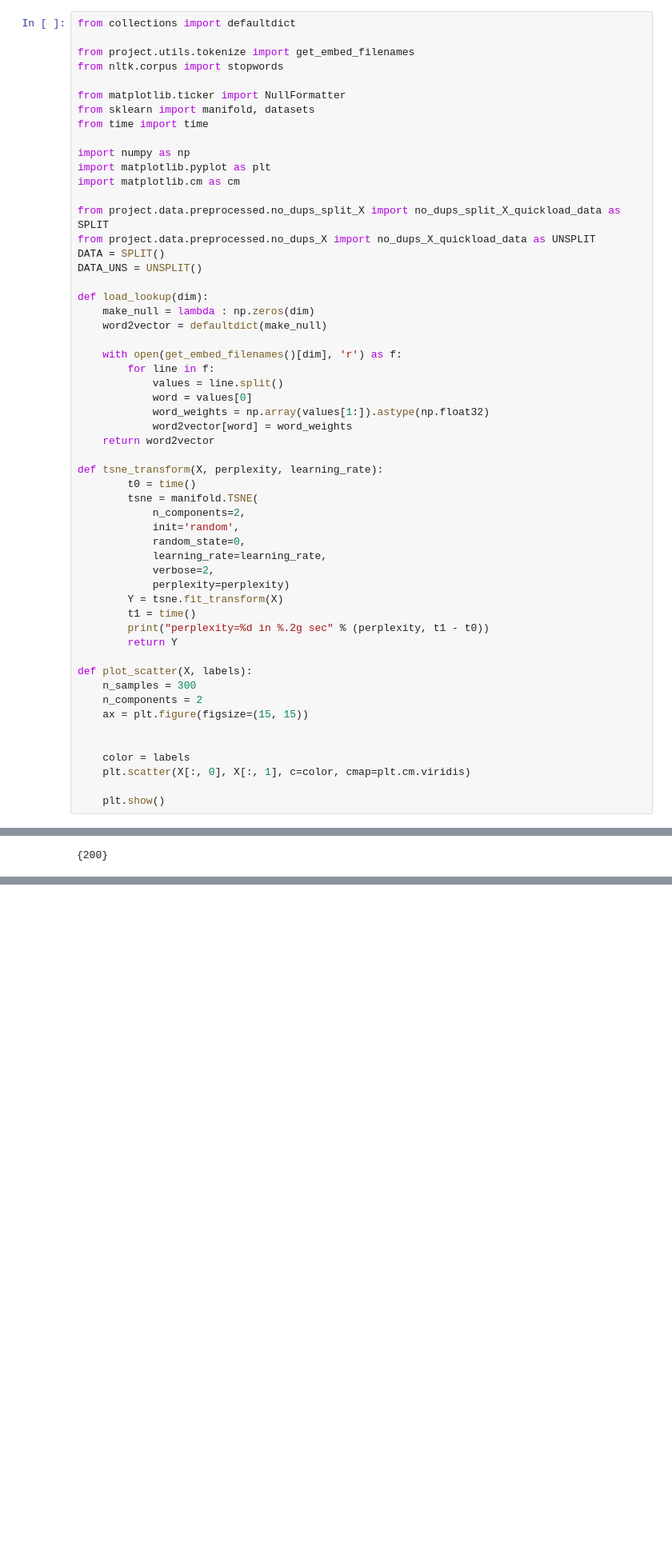
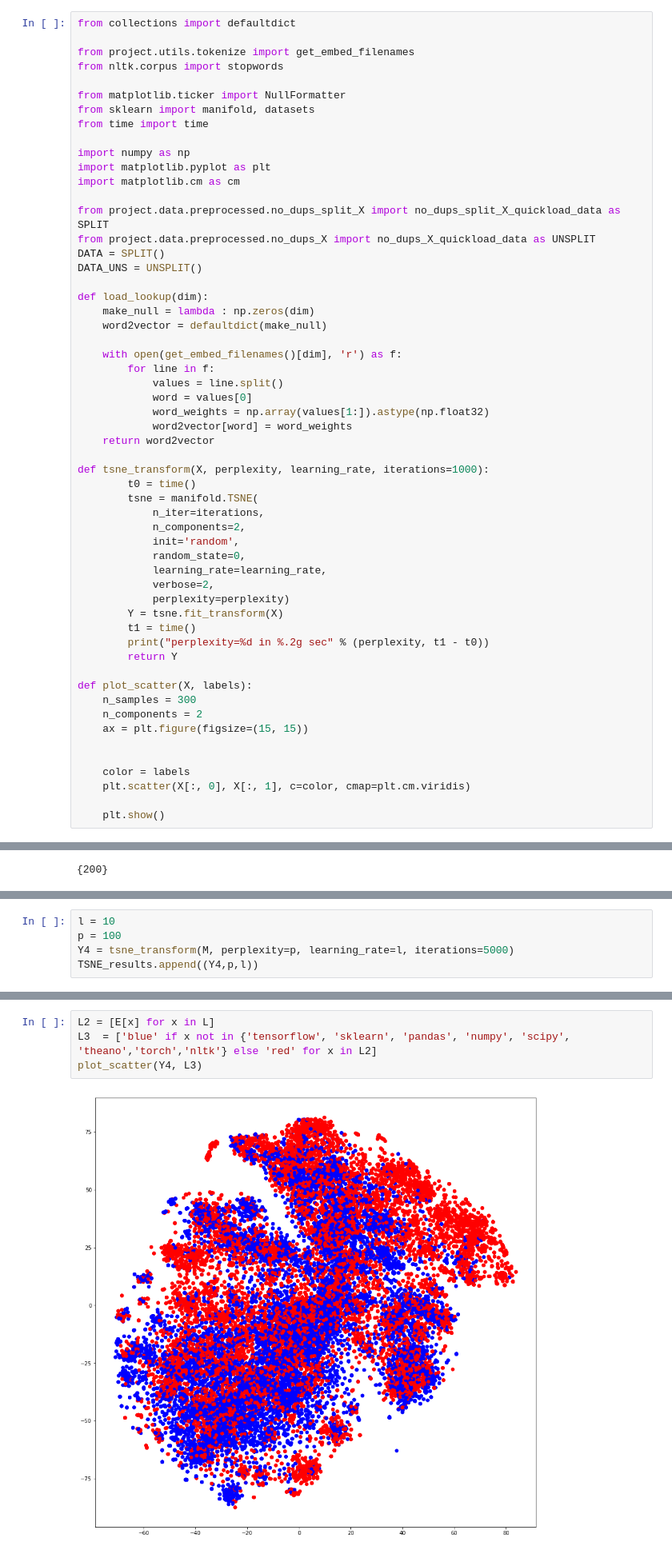
Before and after one commit to cdmatters/automatic_documentation, a Jupyter notebook: DataExplore.ipynb, the cells around one changed output, grey strips where cells are left out. Shown at 80% size. Saved outputs shown, nothing was run; the diff lists cells and outputs as text; blank space fills up the shorter version.

Commit message:
added tsne graphs

```diff
--- a/DataExplore.ipynb
+++ b/DataExplore.ipynb
@@ -444,9 +444,10 @@ def load_lookup(dim):
             word2vector[word] = word_weights
     return word2vector
 
-def tsne_transform(X, perplexity, learning_rate):
+def tsne_transform(X, perplexity, learning_rate, iterations=1000):
         t0 = time()
         tsne = manifold.TSNE(
+            n_iter=iterations,
             n_components=2,
             init='random',
             random_state=0,
@@ -588,0 +654,5 @@ print(set(L2))
+# %%
+l = 10
+p = 100
+Y4 = tsne_transform(M, perplexity=p, learning_rate=l, iterations=5000)
+TSNE_results.append((Y4,p,l))
@@ -588,0 +677,6 @@ print(set(L2))
+# %%
+L2 = [E[x] for x in L]
+L3  = ['blue' if x not in {'tensorflow', 'sklearn', 'pandas', 'numpy', 'scipy', 'theano','torch','nltk'} else 'red' for x in L2]
+plot_scatter(Y4, L3)
+# %% [output]
+[figure, added]
```
Also changed, not shown: parts of 11 cells of this notebook.
